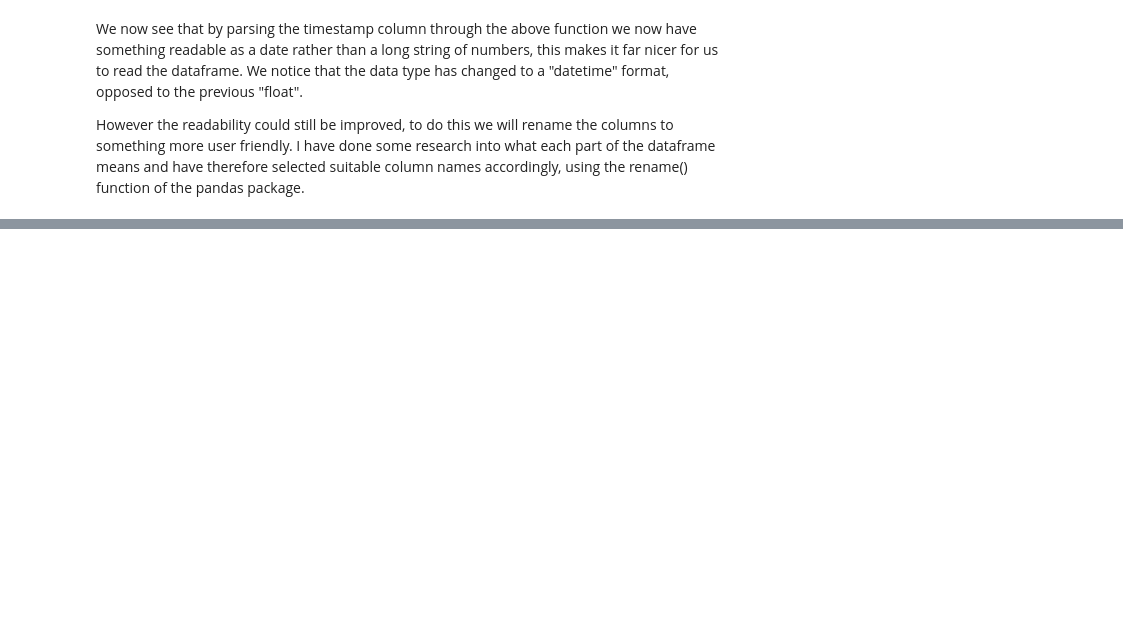
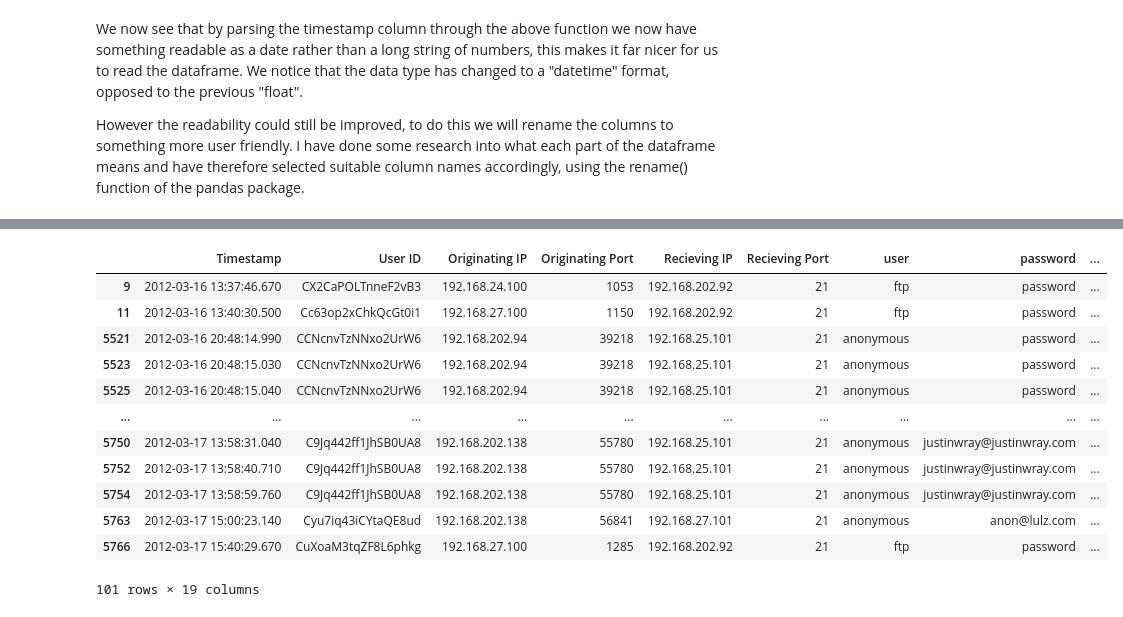
Before and after one commit to gabejg/Data-Science-Toolbox-Assessment-0, a Jupyter notebook: Gabriel Grant/PyAnalysis.ipynb, the cells around one changed output, grey strips where cells are left out. Cells and saved outputs as stored; diff of their text form; code cells hidden in the pictures; blank space fills up the shorter version.

```diff
--- a/Gabriel Grant/PyAnalysis.ipynb
+++ b/Gabriel Grant/PyAnalysis.ipynb
@@ -135,0 +163,17 @@ ftp_df.head()
+# %%
+ftp_df_file = ftp_df[ftp_df['file_size'] > 0]
+ftp_df_file
+# %% [output]
+|  | Timestamp | User ID | Originating IP | Originating Port | Recieving IP | Recieving Port | user | password | ... |
+| 9 | 2012-03-16 13:37:46.670 | CX2CaPOLTnneF2vB3 | 192.168.24.100 | 1053 | 192.168.202.92 | 21 | ftp | password | ... |
+| 11 | 2012-03-16 13:40:30.500 | Cc63op2xChkQcGt0i1 | 192.168.27.100 | 1150 | 192.168.202.92 | 21 | ftp | password | ... |
+| 5521 | 2012-03-16 20:48:14.990 | CCNcnvTzNNxo2UrW6 | 192.168.202.94 | 39218 | 192.168.25.101 | 21 | anonymous | password | ... |
+| 5523 | 2012-03-16 20:48:15.030 | CCNcnvTzNNxo2UrW6 | 192.168.202.94 | 39218 | 192.168.25.101 | 21 | anonymous | password | ... |
+| 5525 | 2012-03-16 20:48:15.040 | CCNcnvTzNNxo2UrW6 | 192.168.202.94 | 39218 | 192.168.25.101 | 21 | anonymous | password | ... |
+| ... | ... | ... | ... | ... | ... | ... | ... | ... | ... |
+| 5750 | 2012-03-17 13:58:31.040 | C9Jq442ff1JhSB0UA8 | 192.168.202.138 | 55780 | 192.168.25.101 | 21 | anonymous | justinwray@justinwray.com | ... |
+| 5752 | 2012-03-17 13:58:40.710 | C9Jq442ff1JhSB0UA8 | 192.168.202.138 | 55780 | 192.168.25.101 | 21 | anonymous | justinwray@justinwray.com | ... |
+| 5754 | 2012-03-17 13:58:59.760 | C9Jq442ff1JhSB0UA8 | 192.168.202.138 | 55780 | 192.168.25.101 | 21 | anonymous | justinwray@justinwray.com | ... |
+| 5763 | 2012-03-17 15:00:23.140 | Cyu7iq43iCYtaQE8ud | 192.168.202.138 | 56841 | 192.168.27.101 | 21 | anonymous | anon@lulz.com | ... |
+| 5766 | 2012-03-17 15:40:29.670 | CuXoaM3tqZF8L6phkg | 192.168.27.100 | 1285 | 192.168.202.92 | 21 | ftp | password | ... |
+101 rows × 19 columns
```
Also changed, not shown: parts of 10 cells of this notebook.
